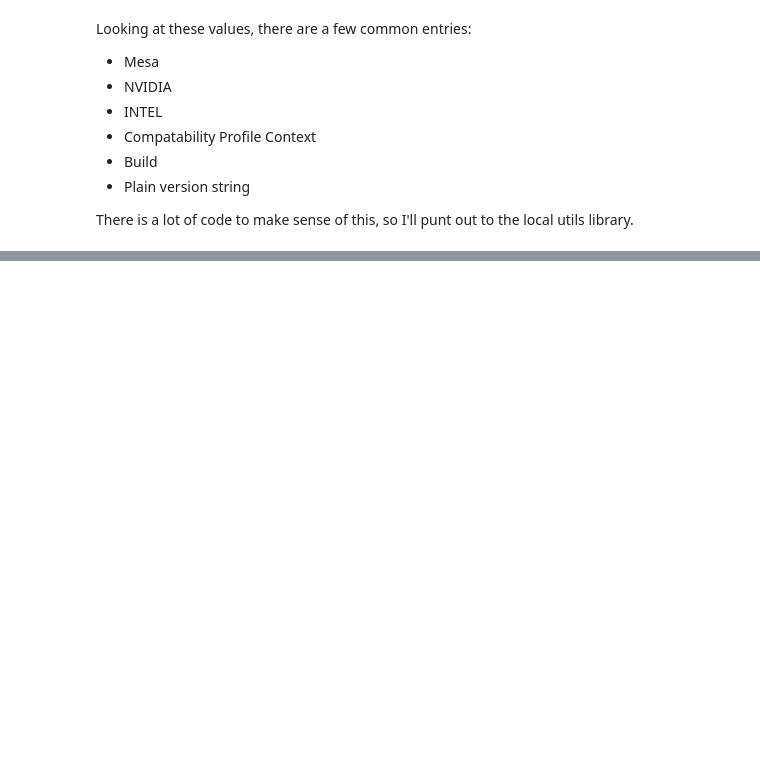
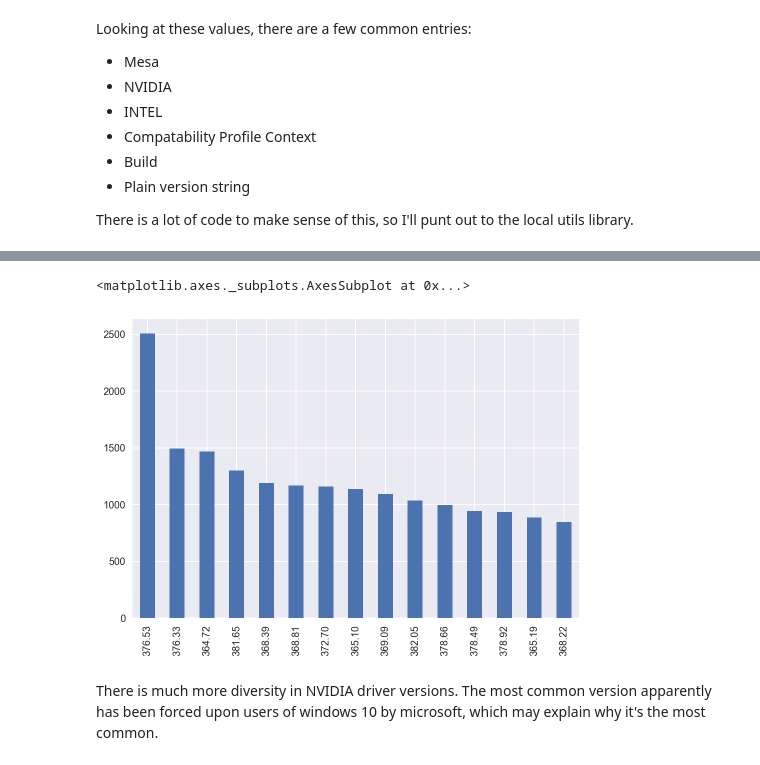
Before and after one commit to mindriot101/openra-analysis, a Jupyter notebook: new_ideas.ipynb, the cells around one changed output, grey strips where cells are left out. Cells and saved outputs as stored; diff of their text form; code cells hidden in the pictures; blank space fills up the shorter version.

```diff
--- a/new_ideas.ipynb
+++ b/new_ideas.ipynb
@@ -383,0 +403,8 @@ Name: driver, dtype: int64
+# %%
+nvidia = opengl_versions[opengl_versions['driver'] == 'nvidia']
+nvidia.driver_version.value_counts()[:15].plot.bar()
+# %% [output]
+<matplotlib.axes._subplots.AxesSubplot at 0x...>
+[figure, added]
+# %% [markdown]
+There is much more diversity in NVIDIA driver versions. The most common version apparently has been forced upon users of windows 10 by microsoft, which may explain why it's the most common.
```
Also changed, not shown: parts of 5 cells of this notebook.
